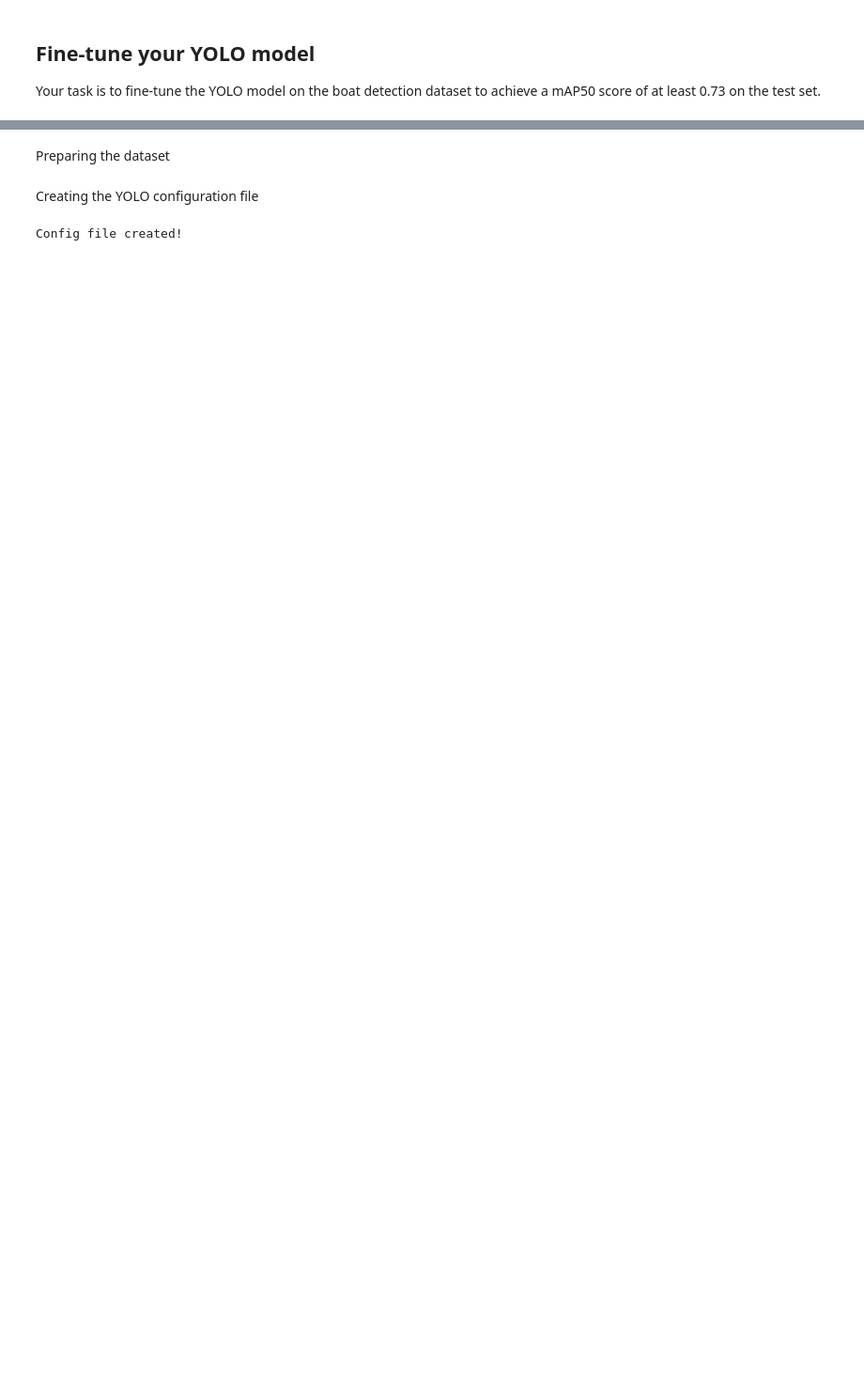
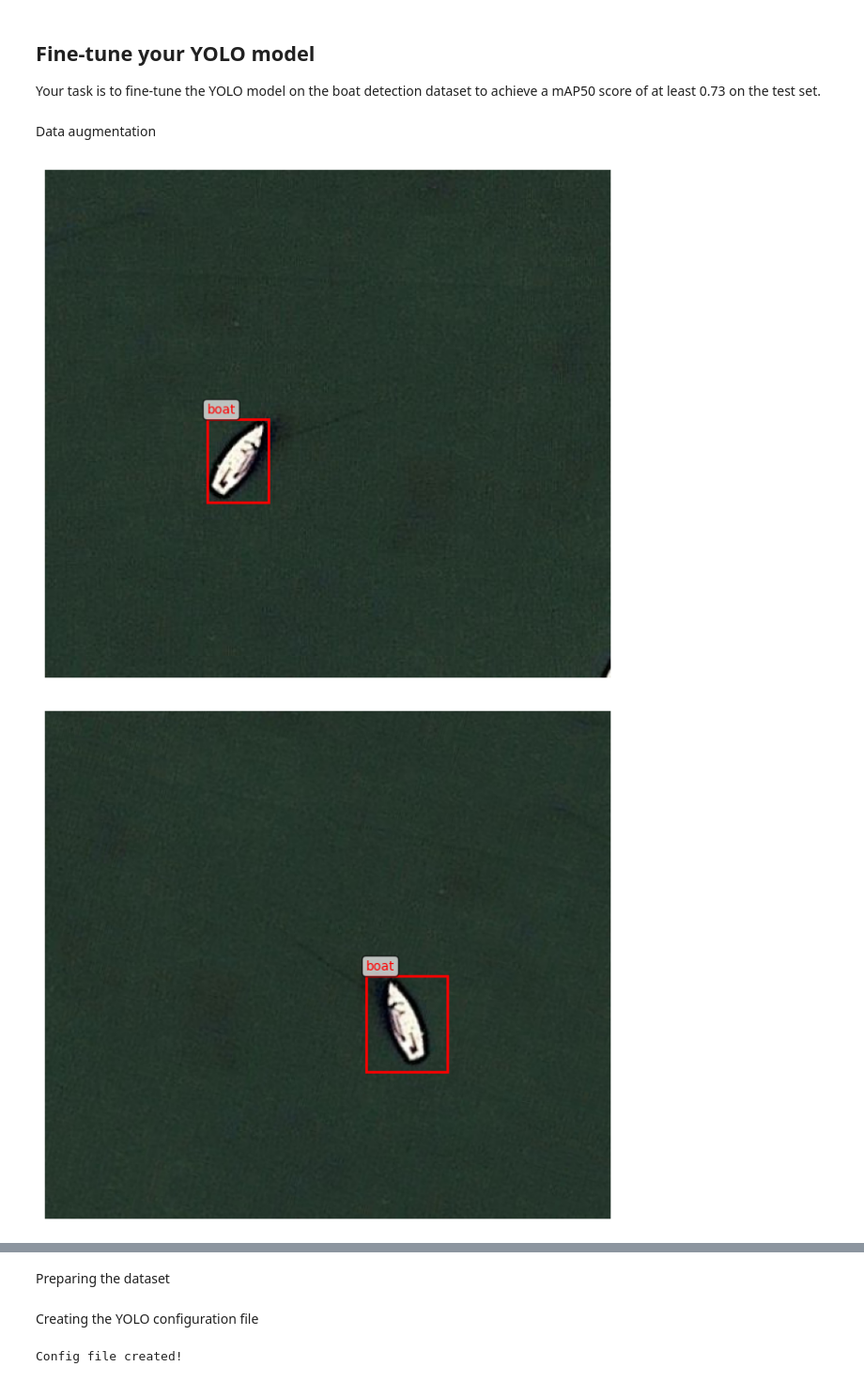
Before and after one commit to racousin/data_science_practice_2025, a Jupyter notebook: 21404828/module7/module7_exercise1.ipynb, the cells around one changed output, grey strips where cells are left out. Shown at 94% size. Drawn from its saved outputs; the diff is of its cells as text; code cells hidden in the pictures; blank space fills up the shorter version.

Commit message:
Fix module 7 execise 1 - Switch to yolo11s and augment data with rotations, scaling, and noise to increase mAP50

```diff
--- a/21404828/module7/module7_exercise1.ipynb
+++ b/21404828/module7/module7_exercise1.ipynb
@@ -184,3 +181,5 @@ plot_yolo_results(sample_results, [sample_file])
 ## Fine-tune your YOLO model
 
 Your task is to fine-tune the YOLO model on the boat detection dataset to achieve a mAP50 score of at least 0.73 on the test set.
+# %% [markdown]
+Data augmentation
@@ -186,0 +348,13 @@ Your task is to fine-tune the YOLO model on the boat detection dataset to achiev
+# %%
+sample_train_image = train_images[0]
+sample_train_labels = train_labels[0]
+
+# plot_image_with_boxes(sample_train_image, sample_train_labels)
+
+sample_train_augmentations = augment_sample(sample_train_image, sample_train_labels)
+
+for sample_train_image_augmentation, sample_train_label_augmentation in sample_train_augmentations:
+    plot_image_with_boxes(sample_train_image_augmentation, sample_train_label_augmentation)
+# %% [output]
+[figure, added]
+[figure, added]
```
Also changed, not shown: parts of 6 cells of this notebook, 1 other file.
